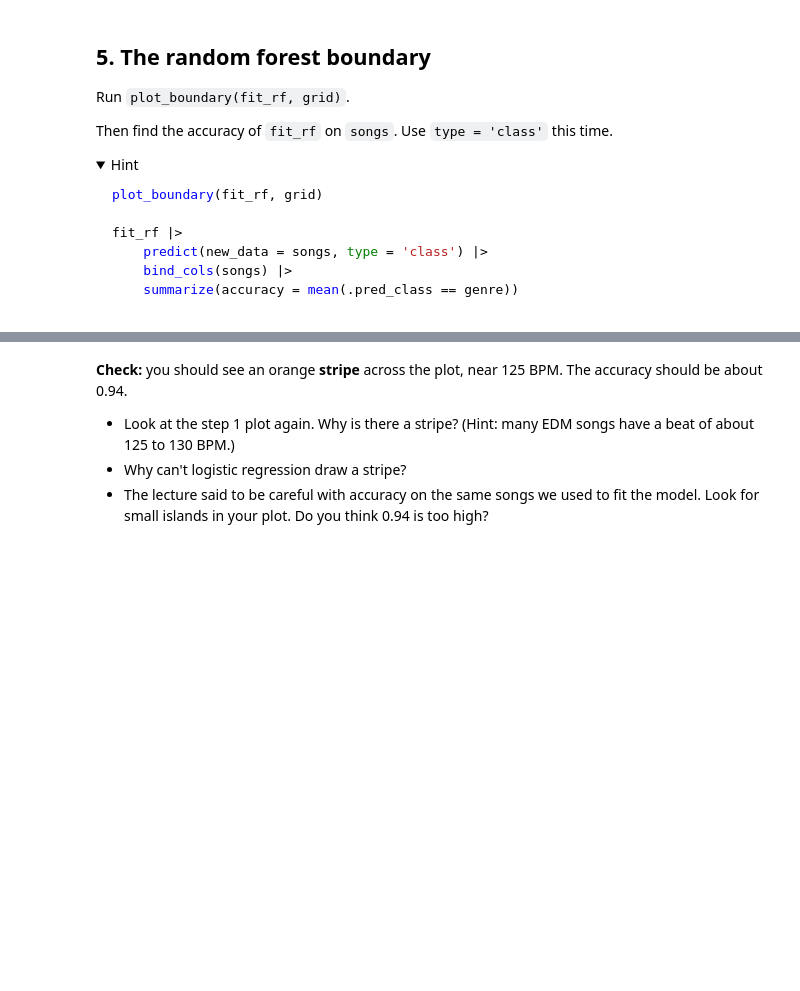
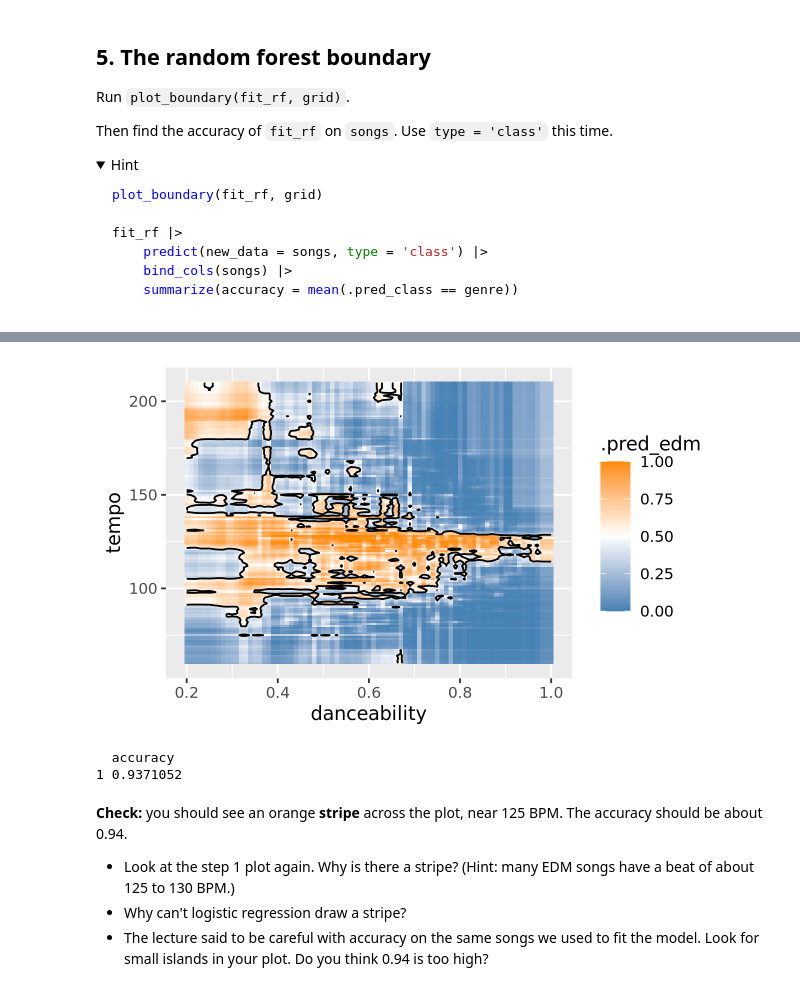
Before and after one commit to Meganallan/codespace, a Jupyter notebook: exercises/13-spotify-exercise.ipynb, the cells around one changed output, grey strips where cells are left out. Drawn from its saved outputs; the diff is of its cells as text; code cells hidden in the pictures; folded sections open; blank space fills up the shorter version.

```diff
--- a/exercises/13-spotify-exercise.ipynb
+++ b/exercises/13-spotify-exercise.ipynb
@@ -167,3 +271,14 @@ fit_rf |>
+# %%
+plot_boundary(fit_rf, grid)
+
+fit_rf |>
+    predict(new_data = songs, type = 'class') |>
+    bind_cols(songs) |>
+    summarize(accuracy = mean(.pred_class == genre))
+# %% [output]
+[figure, added]
+  accuracy
+1 0.9371052
 # %% [markdown]
 **Check:** you should see an orange **stripe** across the plot, near 125 BPM. The accuracy should be about 0.94.
 
```
Also changed, not shown: parts of 8 cells of this notebook, 2 other files.
